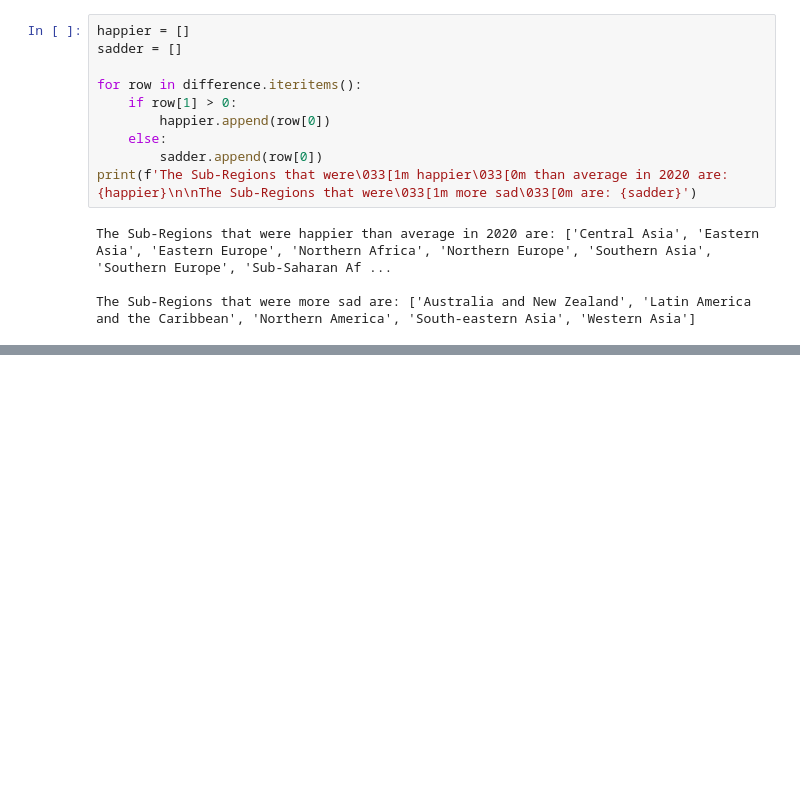
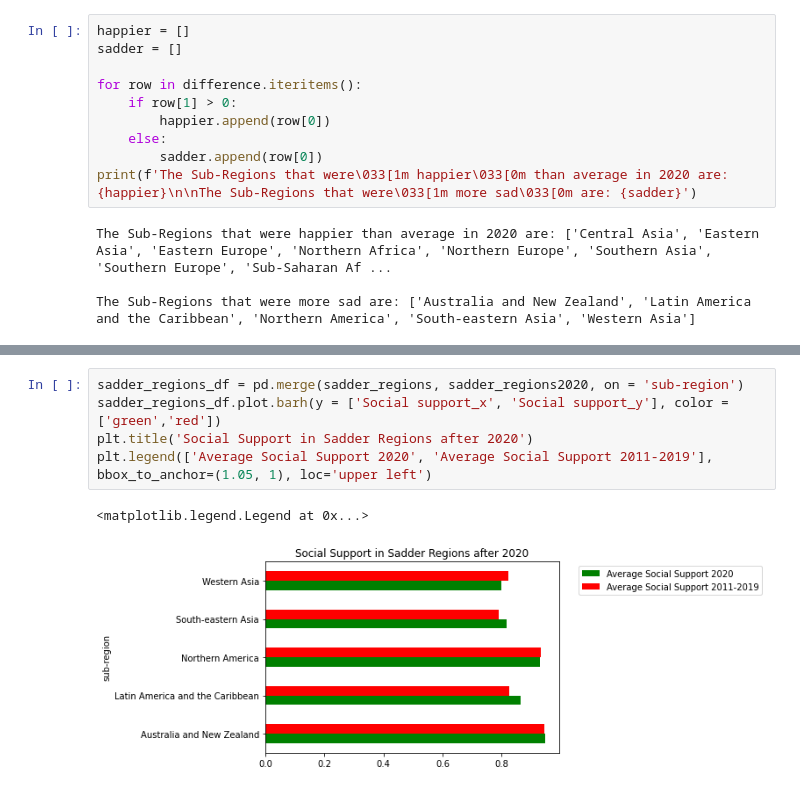
Before and after one commit to SimplyLizzy/FactorsOfHappinness, a Jupyter notebook: Avg Life Ladder vs. Sub-Region.ipynb, the cells around one changed output, grey strips where cells are left out. Saved outputs shown, nothing was run; the diff lists cells and outputs as text; blank space fills up the shorter version.

```diff
--- a/Avg Life Ladder vs. Sub-Region.ipynb
+++ b/Avg Life Ladder vs. Sub-Region.ipynb
@@ -155,0 +201,8 @@ The Sub-Regions that were more sad are: ['Australia and New Zealand', 'Latin Ame
+# %%
+sadder_regions_df = pd.merge(sadder_regions, sadder_regions2020, on = 'sub-region')
+sadder_regions_df.plot.barh(y = ['Social support_x', 'Social support_y'], color = ['green','red'])
+plt.title('Social Support in Sadder Regions after 2020')
+plt.legend(['Average Social Support 2020', 'Average Social Support 2011-2019'], bbox_to_anchor=(1.05, 1), loc='upper left')
+# %% [output]
+<matplotlib.legend.Legend at 0x...>
+[figure, added]
```
Also changed, not shown: parts of 7 cells of this notebook, 1 other file.
